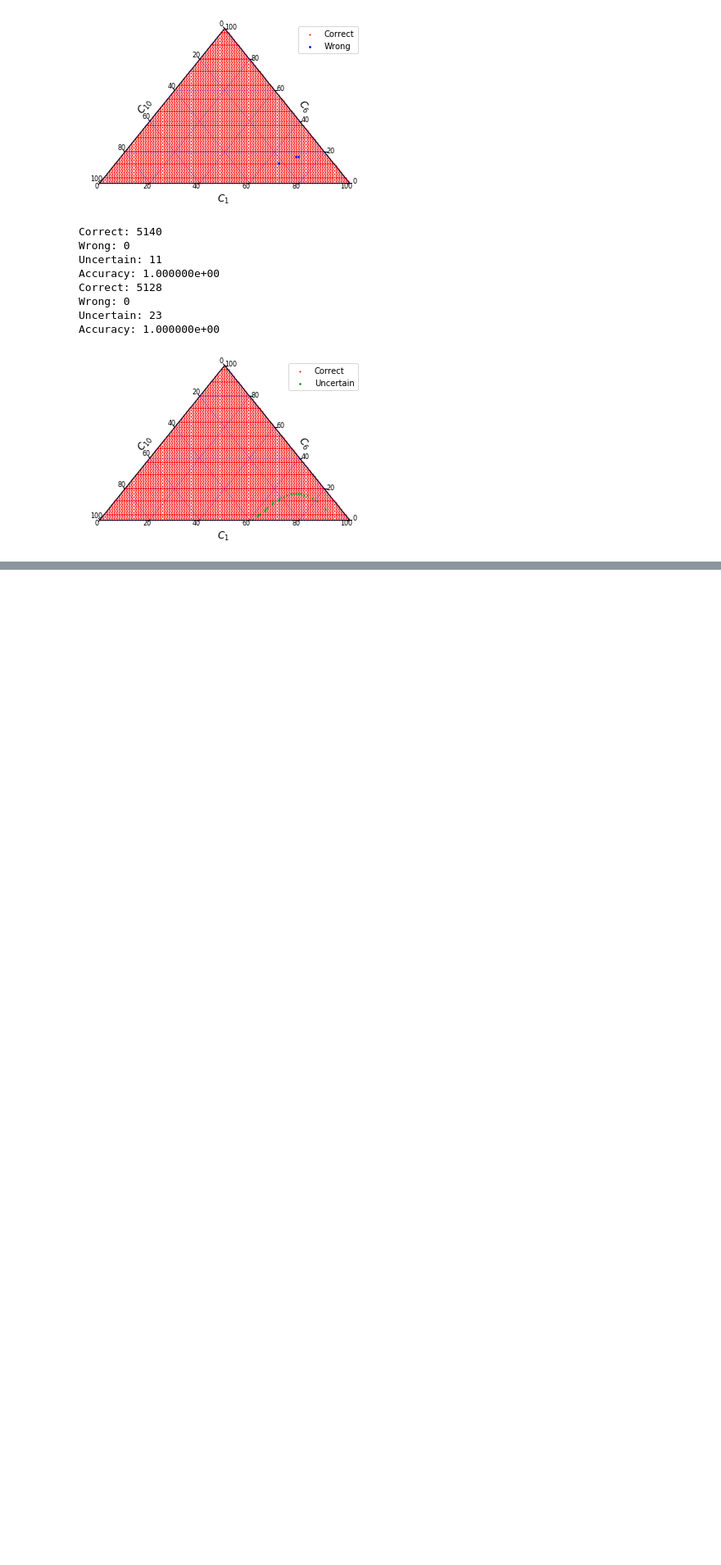
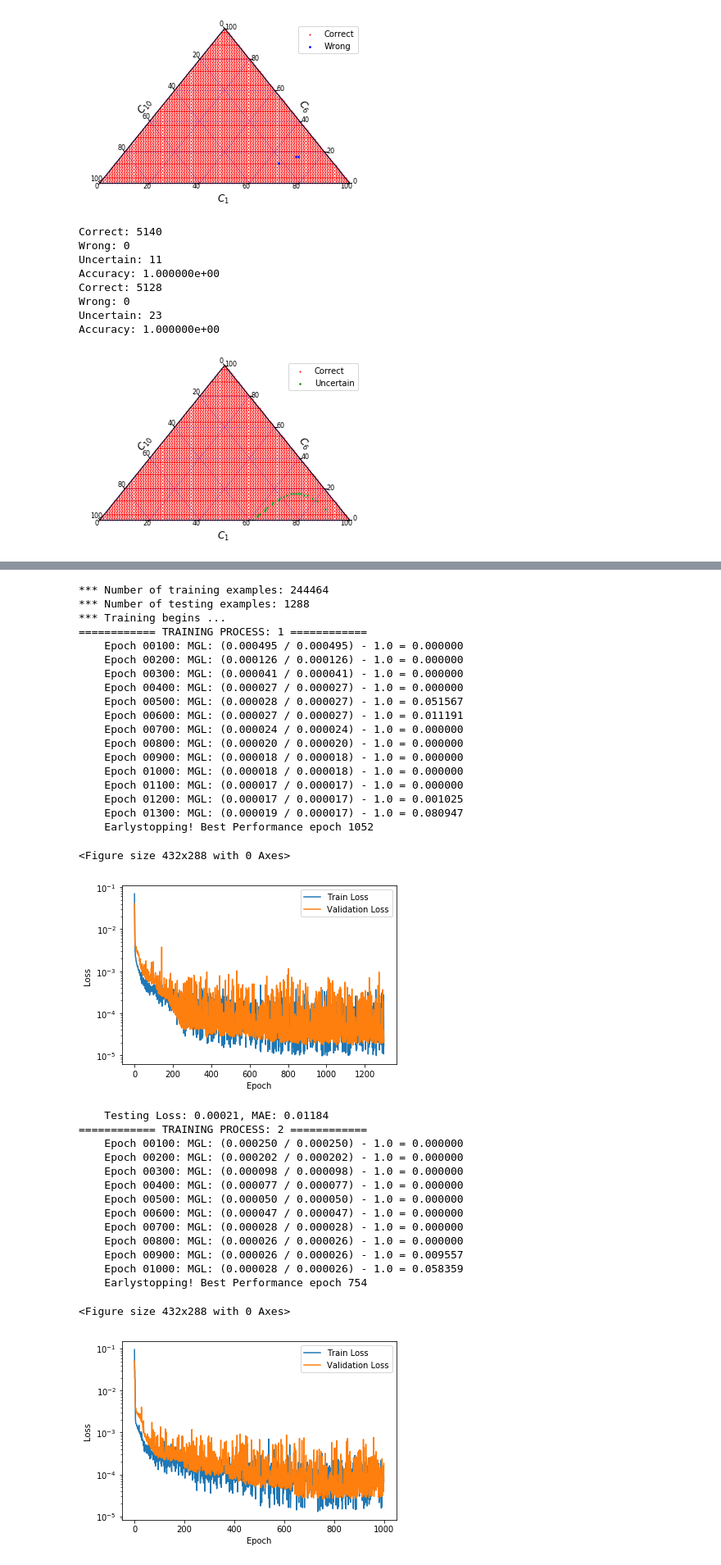
Before and after one commit to Arsennnic/ANN-FC-2.0, a Jupyter notebook: train_stab.ipynb, the cells around one changed output, grey strips where cells are left out. Shown at 82% size. Drawn from its saved outputs; the diff is of its cells as text; code cells hidden in the pictures; blank space fills up the shorter version.

```diff
--- a/train_stab.ipynb
+++ b/train_stab.ipynb
@@ -437,2 +502,48 @@ geo003_1010 = st.train("improved-STAB-data/geo003-train-simplex-PS-PM.csv",
 # %%
 geo003_1010.store_model('geo003-stab')
+# %%
+spe3_1010 = st.train("improved-STAB-data/spe3-train-PS-PM.csv",
+                 "improved-STAB-data/spe3-test-no-adv-simplex-PS-PM.csv",
+                 #validation_data = "improved-STAB-data/spe3-test-no-adv-simplex-PS-PM.csv",
+                 validation_split = 0.01,
+                     filt_lower = 100.0,
+                 hidden_layer = 2, hidden_cells = [10, 10], batch_size = 5000,
+                 GL = 0.05, GL_epoch_strip = 100, min_epoch = 500, epoch = 3000,
+                       trans = None, train_number = 5,
+                 plot = True, plot_name = "spe3-ST-h1010")
+# %% [output]
+*** Number of training examples: 244464
+*** Number of testing examples: 1288
+*** Training begins ...
+============ TRAINING PROCESS: 1 ============
+    Epoch 00100: MGL: (0.000495 / 0.000495) - 1.0 = 0.000000
+    Epoch 00200: MGL: (0.000126 / 0.000126) - 1.0 = 0.000000
+    Epoch 00300: MGL: (0.000041 / 0.000041) - 1.0 = 0.000000
+    Epoch 00400: MGL: (0.000027 / 0.000027) - 1.0 = 0.000000
+    Epoch 00500: MGL: (0.000028 / 0.000027) - 1.0 = 0.051567
+    Epoch 00600: MGL: (0.000027 / 0.000027) - 1.0 = 0.011191
+    Epoch 00700: MGL: (0.000024 / 0.000024) - 1.0 = 0.000000
+    Epoch 00800: MGL: (0.000020 / 0.000020) - 1.0 = 0.000000
+    Epoch 00900: MGL: (0.000018 / 0.000018) - 1.0 = 0.000000
+    Epoch 01000: MGL: (0.000018 / 0.000018) - 1.0 = 0.000000
+    Epoch 01100: MGL: (0.000017 / 0.000017) - 1.0 = 0.000000
+    Epoch 01200: MGL: (0.000017 / 0.000017) - 1.0 = 0.001025
+    Epoch 01300: MGL: (0.000019 / 0.000017) - 1.0 = 0.080947
+    Earlystopping! Best Performance epoch 1052
+<Figure size 432x288 with 0 Axes>
+[figure, added]
+    Testing Loss: 0.00021, MAE: 0.01184
+============ TRAINING PROCESS: 2 ============
+    Epoch 00100: MGL: (0.000250 / 0.000250) - 1.0 = 0.000000
+    Epoch 00200: MGL: (0.000202 / 0.000202) - 1.0 = 0.000000
+    Epoch 00300: MGL: (0.000098 / 0.000098) - 1.0 = 0.000000
+    Epoch 00400: MGL: (0.000077 / 0.000077) - 1.0 = 0.000000
+    Epoch 00500: MGL: (0.000050 / 0.000050) - 1.0 = 0.000000
+    Epoch 00600: MGL: (0.000047 / 0.000047) - 1.0 = 0.000000
+    Epoch 00700: MGL: (0.000028 / 0.000028) - 1.0 = 0.000000
+    Epoch 00800: MGL: (0.000026 / 0.000026) - 1.0 = 0.000000
+    Epoch 00900: MGL: (0.000026 / 0.000026) - 1.0 = 0.009557
+    Epoch 01000: MGL: (0.000028 / 0.000026) - 1.0 = 0.058359
+    Earlystopping! Best Performance epoch 754
+<Figure size 432x288 with 0 Axes>
+[figure, added]
```
Also changed, not shown: parts of 7 cells of this notebook, 3 other files.
